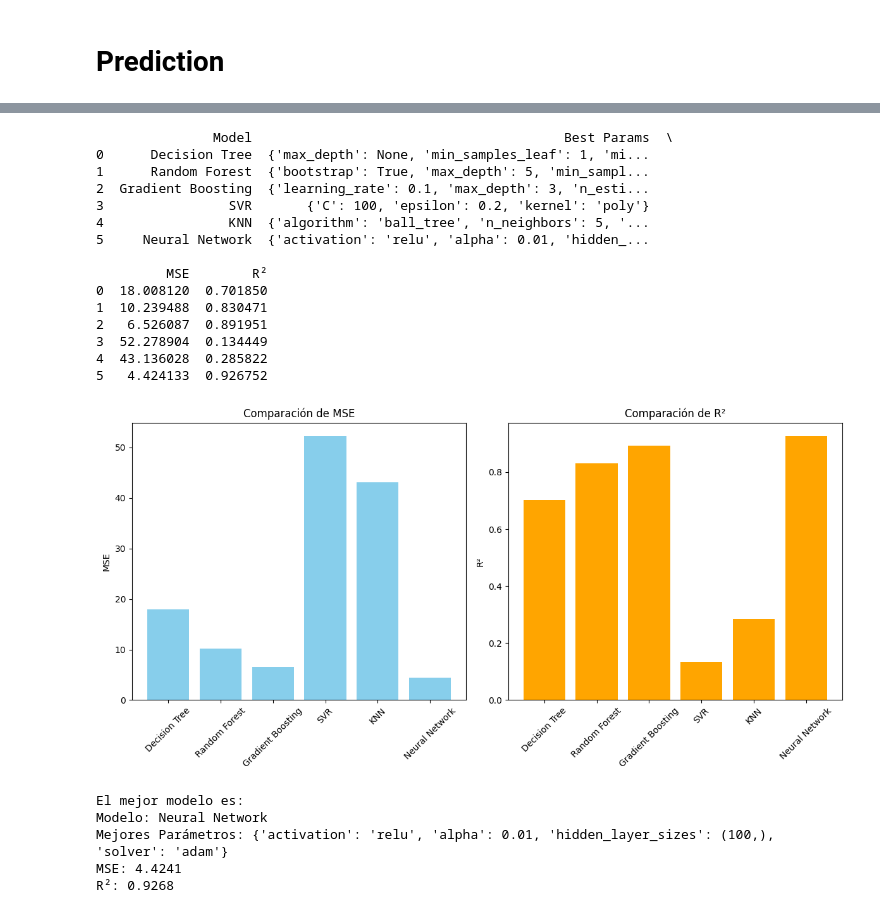
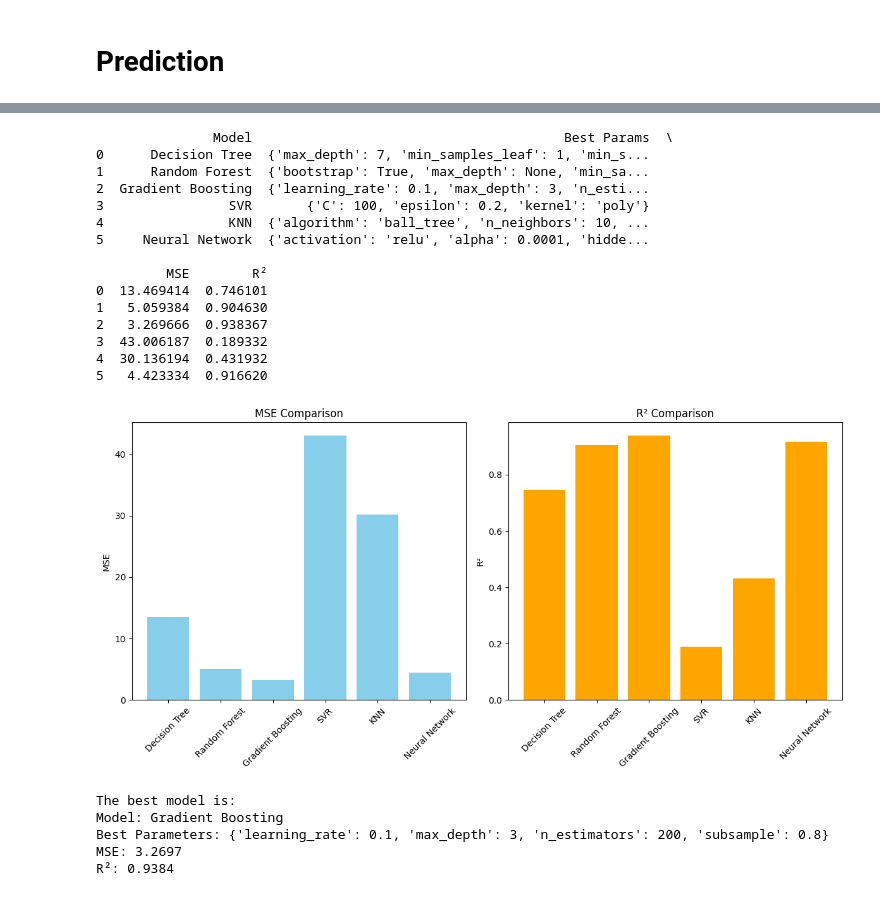
Before and after one commit to tamandua01/61600Datascience, a Jupyter notebook: Proyecto_ParteIII_Bellesi.ipynb, the cells around one changed output, grey strips where cells are left out. Saved outputs shown, nothing was run; the diff lists cells and outputs as text; code cells hidden in the pictures.

```diff
--- a/Proyecto_ParteIII_Bellesi.ipynb
+++ b/Proyecto_ParteIII_Bellesi.ipynb
@@ -1865,12 +1798,8 @@ Neural Network R2: 0.9267522134236672
 # %%
-import pandas as pd
-import matplotlib.pyplot as plt
-from sklearn.metrics import mean_squared_error, r2_score
-
-# Almacenar resultados de cada modelo en una lista
+# Store results from each model in a list
 model_results = []
 
-# Modelo 1: Decision Tree
+# Model 1: Decision Tree
 model_results.append({
     'Model': 'Decision Tree',
     'Best Params': grid_search_dt.best_params_,
@@ -1878,7 +1807,7 @@ model_results.append({
     'R²': r2_score(y_test, grid_search_dt.predict(X_test))
 })
 
-# Modelo 2: Random Forest
+# Model 2: Random Forest
 model_results.append({
     'Model': 'Random Forest',
     'Best Params': grid_search_rf.best_params_,
@@ -1886,7 +1815,7 @@ model_results.append({
     'R²': r2_score(y_test, grid_search_rf.predict(X_test))
 })
 
-# Modelo 3: Gradient Boosting
+# Model 3: Gradient Boosting
 model_results.append({
     'Model': 'Gradient Boosting',
     'Best Params': grid_search_gb.best_params_,
@@ -1894,8 +1823,7 @@ model_results.append({
     'R²': r2_score(y_test, grid_search_gb.predict(X_test))
 })
 
-
-# Modelo 5: SVR
+# Model 5: SVR
 model_results.append({
     'Model': 'SVR',
     'Best Params': grid_search_svr.best_params_,
@@ -1903,7 +1831,7 @@ model_results.append({
     'R²': r2_score(y_test, grid_search_svr.predict(X_test))
 })
 
-# Modelo 6: KNN
+# Model 6: KNN
 model_results.append({
     'Model': 'KNN',
     'Best Params': grid_search_knn.best_params_,
@@ -1911,70 +1839,70 @@ model_results.append({
     'R²': r2_score(y_test, grid_search_knn.predict(X_test))
 })
 
-# Modelo 7: Neural Network
+# Model 7: Neural Network
 model_results.append({
     'Model': 'Neural Network',
     'Best Params': grid_search_nn.best_params_,
     'MSE': mean_squared_error(y_test, grid_search_nn.predict(X_test)),
     'R²': r2_score(y_test, grid_search_nn.predict(X_test))
 })
 
-# Crear un DataFrame con los resultados
+# Create a DataFrame with the results
 results_df = pd.DataFrame(model_results)
 
-# Mostrar los resultados en tabla
+# Display the results in a table
 print(results_df)
 
-# Gráficos para comparar los modelos
+# Graphs to compare the models
 plt.figure(figsize=(12, 6))
 
-# Comparar MSE
+# Compare MSE
 plt.subplot(1, 2, 1)
 plt.bar(results_df['Model'], results_df['MSE'], color='skyblue')
-plt.title('Comparación de MSE')
+plt.title('MSE Comparison')
 plt.ylabel('MSE')
 plt.xticks(rotation=45)
 
-# Comparar R²
+# Compare R²
 plt.subplot(1, 2, 2)
 plt.bar(results_df['Model'], results_df['R²'], color='orange')
-plt.title('Comparación de R²')
+plt.title('R² Comparison')
 plt.ylabel('R²')
 plt.xticks(rotation=45)
 
 plt.tight_layout()
 plt.show()
 # %% [output]
                Model                                        Best Params  \
-0      Decision Tree  {'max_depth': None, 'min_samples_leaf': 1, 'mi...
-1      Random Forest  {'bootstrap': True, 'max_depth': 5, 'min_sampl...
+0      Decision Tree  {'max_depth': 7, 'min_samples_leaf': 1, 'min_s...
+1      Random Forest  {'bootstrap': True, 'max_depth': None, 'min_sa...
 2  Gradient Boosting  {'learning_rate': 0.1, 'max_depth': 3, 'n_esti...
 3                SVR       {'C': 100, 'epsilon': 0.2, 'kernel': 'poly'}
-4                KNN  {'algorithm': 'ball_tree', 'n_neighbors': 5, '...
-5     Neural Network  {'activation': 'relu', 'alpha': 0.01, 'hidden_...
+4                KNN  {'algorithm': 'ball_tree', 'n_neighbors': 10, ...
+5     Neural Network  {'activation': 'relu', 'alpha': 0.0001, 'hidde...
 
          MSE        R²
-0  18.008120  0.701850
-1  10.239488  0.830471
-2   6.526087  0.891951
-3  52.278904  0.134449
-4  43.136028  0.285822
-5   4.424133  0.926752
+0  13.469414  0.746101
+1   5.059384  0.904630
+2   3.269666  0.938367
+3  43.006187  0.189332
+4  30.136194  0.431932
+5   4.423334  0.916620
-[figure, old version]
+[figure, new version]
 # %%
-# Seleccionar el mejor modelo basado en el menor MSE y mayor R²
-# Ordenar por MSE ascendente y luego por R² descendente
+# Select the best model based on the lowest MSE and highest R²
+# Sort by ascending MSE and then by descending R²
 best_model = results_df.sort_values(by=['MSE', 'R²'], ascending=[True, False]).iloc[0]
 
-# Mostrar el mejor modelo y sus detalles
-print("El mejor modelo es:")
-print(f"Modelo: {best_model['Model']}")
-print(f"Mejores Parámetros: {best_model['Best Params']}")
+# Display the best model and its details
+print("The best model is:")
+print(f"Model: {best_model['Model']}")
+print(f"Best Parameters: {best_model['Best Params']}")
 print(f"MSE: {best_model['MSE']:.4f}")
 print(f"R²: {best_model['R²']:.4f}")
 # %% [output]
-El mejor modelo es:
-Modelo: Neural Network
-Mejores Parámetros: {'activation': 'relu', 'alpha': 0.01, 'hidden_layer_sizes': (100,), 'solver': 'adam'}
-MSE: 4.4241
-R²: 0.9268
+The best model is:
+Model: Gradient Boosting
+Best Parameters: {'learning_rate': 0.1, 'max_depth': 3, 'n_estimators': 200, 'subsample': 0.8}
+MSE: 3.2697
+R²: 0.9384
```
Also changed, not shown: parts of 54 cells of this notebook.
